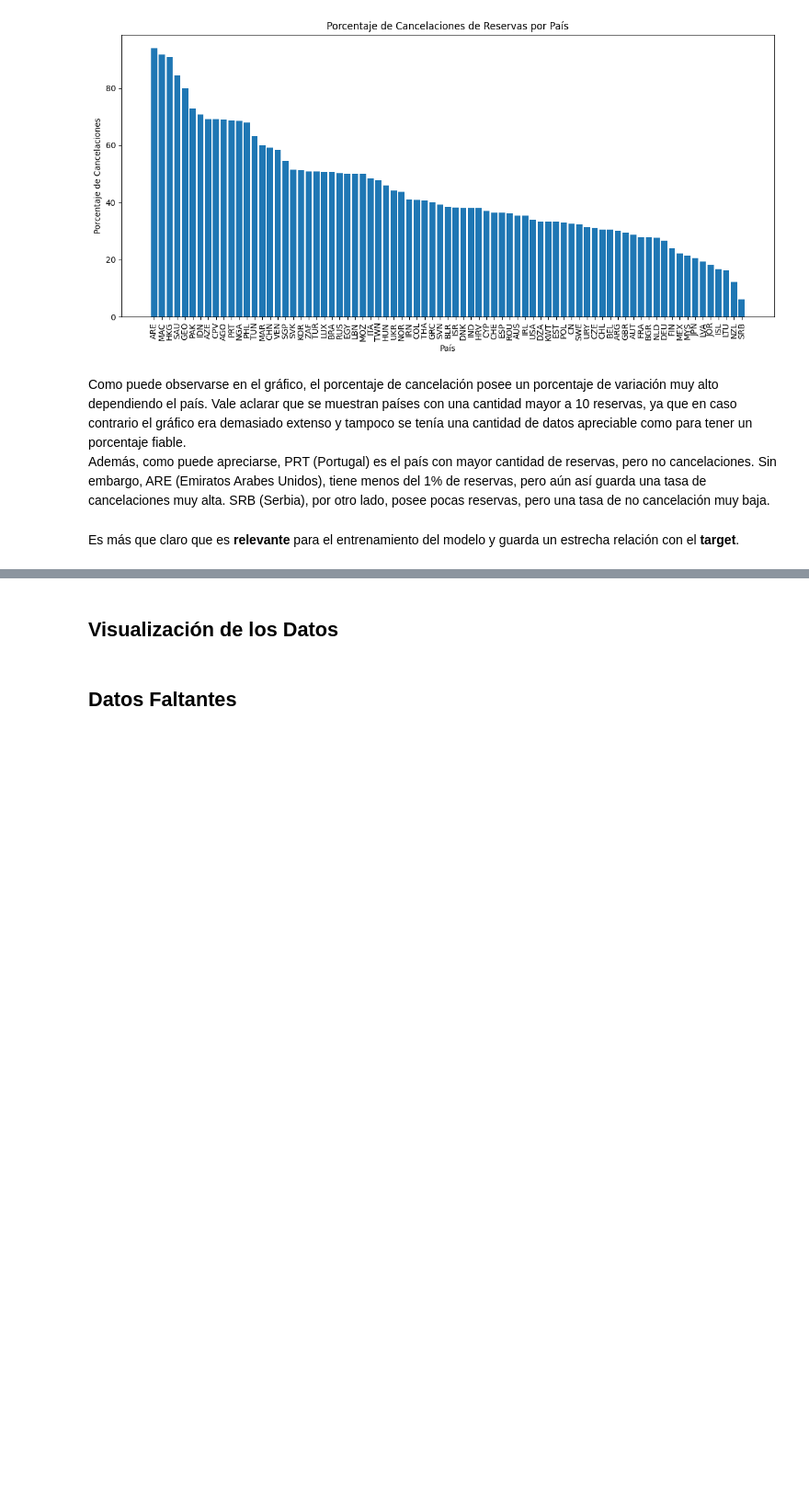
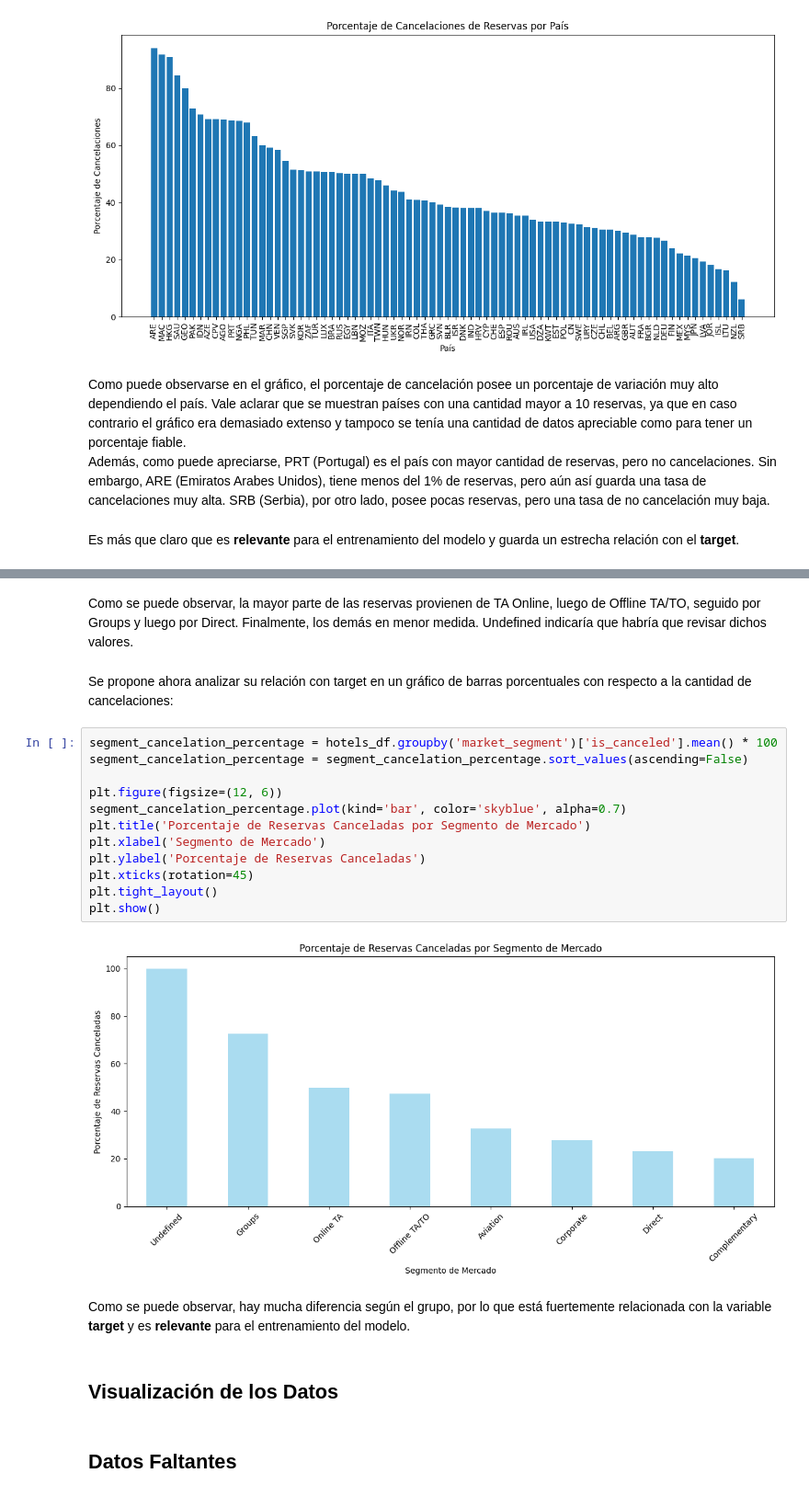
Before and after one commit to InspectorDave/OrgaDeDatos-TPs, a Jupyter notebook: 7506R_TP1_GRUPO11_CHP1_ENTREGA.ipynb, the cells around one changed output, grey strips where cells are left out. Shown at 92% size. Cells and saved outputs as stored; diff of their text form; blank space fills up the shorter version.

```diff
--- a/7506R_TP1_GRUPO11_CHP1_ENTREGA.ipynb
+++ b/7506R_TP1_GRUPO11_CHP1_ENTREGA.ipynb
@@ -1025,3 +1037,23 @@ Es más que claro que es **relevante** para el entrenamiento del modelo y guarda
+# %% [markdown]
+Como se puede observar, la mayor parte de las reservas provienen de TA Online, luego de Offline TA/TO, seguido por Groups y luego por Direct. Finalmente, los demás en menor medida. Undefined indicaría que habría que revisar dichos valores.
+# %% [markdown]
+Se propone ahora analizar su relación con target en un gráfico de barras porcentuales con respecto a la cantidad de cancelaciones:
+# %%
+segment_cancelation_percentage = hotels_df.groupby('market_segment')['is_canceled'].mean() * 100
+segment_cancelation_percentage = segment_cancelation_percentage.sort_values(ascending=False)
+
+plt.figure(figsize=(12, 6))
+segment_cancelation_percentage.plot(kind='bar', color='skyblue', alpha=0.7)
+plt.title('Porcentaje de Reservas Canceladas por Segmento de Mercado')
+plt.xlabel('Segmento de Mercado')
+plt.ylabel('Porcentaje de Reservas Canceladas')
+plt.xticks(rotation=45)
+plt.tight_layout()
+plt.show()
+# %% [output]
+[figure, added]
+# %% [markdown]
+Como se puede observar, hay mucha diferencia según el grupo, por lo que está fuertemente relacionada con la variable **target** y es **relevante** para el entrenamiento del modelo.
 # %% [markdown]
 ## Visualización de los Datos
 # %% [markdown]
```
Also changed, not shown: parts of 8 cells of this notebook.
